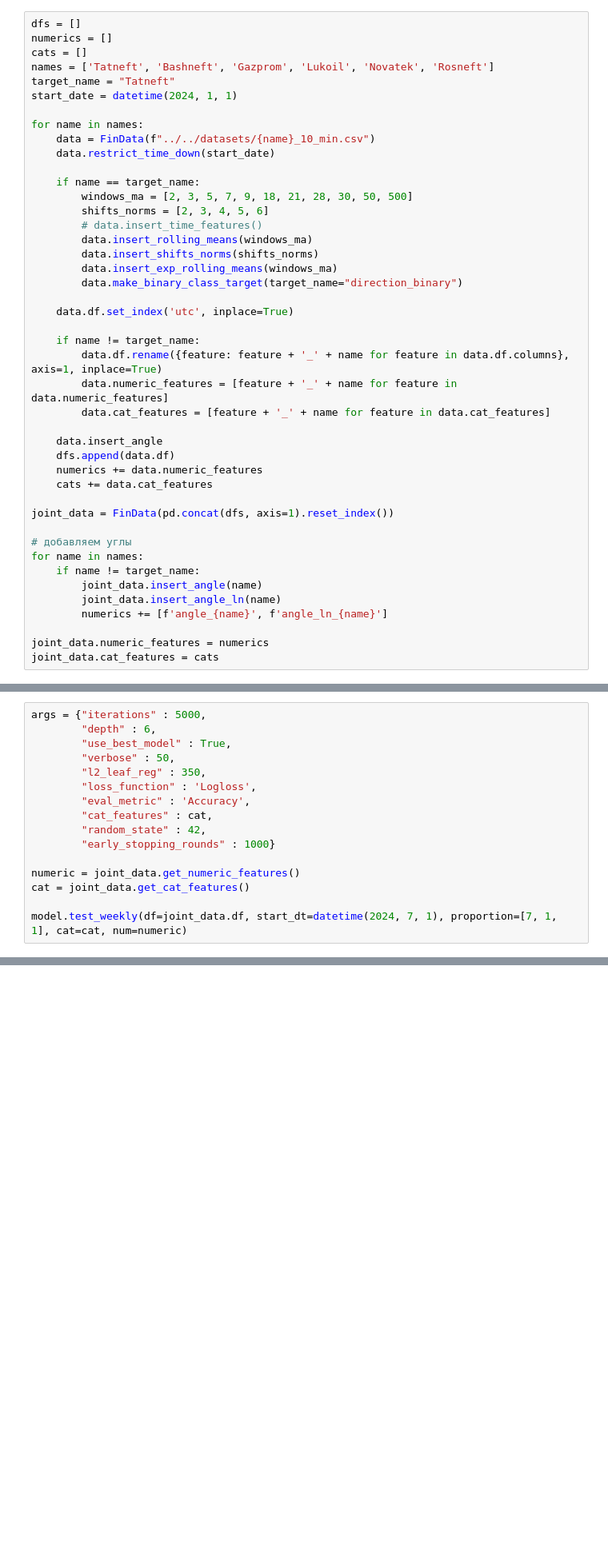
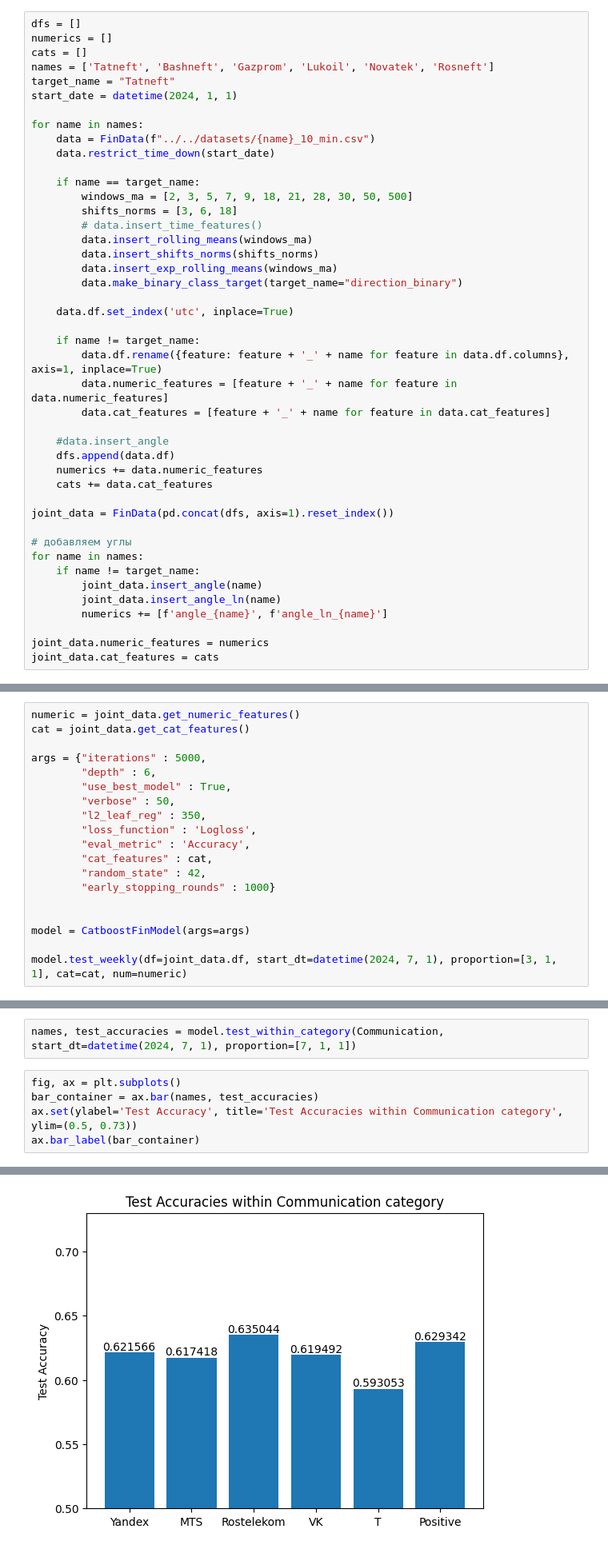
Before and after one commit to Invest-Predict/prices-predictions, a Jupyter notebook: examples/beb/categories.ipynb, the cells around one changed output, grey strips where cells are left out. Shown at 80% size. Drawn from its saved outputs; the diff is of its cells as text; blank space fills up the shorter version.

Commit message:
test_within_category function

```diff
--- a/examples/beb/categories.ipynb
+++ b/examples/beb/categories.ipynb
@@ -418,7 +419,7 @@ for name in names:
 
     if name == target_name:
         windows_ma = [2, 3, 5, 7, 9, 18, 21, 28, 30, 50, 500]
-        shifts_norms = [2, 3, 4, 5, 6]
+        shifts_norms = [3, 6, 18]
         # data.insert_time_features()
         data.insert_rolling_means(windows_ma)
         data.insert_shifts_norms(shifts_norms)
@@ -432,7 +433,7 @@ for name in names:
         data.numeric_features = [feature + '_' + name for feature in data.numeric_features]
         data.cat_features = [feature + '_' + name for feature in data.cat_features]
 
-    data.insert_angle
+    #data.insert_angle
     dfs.append(data.df)
     numerics += data.numeric_features
     cats += data.cat_features
@@ -455,6 +456,9 @@ joint_data.df.sample()
 | 28437 | 2024-11-29 15:10:00 | 544.9 | 546.3 | 546.7 | 544.9 | 80314.0 | 1 | 542.85 | 1.006355 | ... |
 1 rows × 133 columns
 # %%
+numeric = joint_data.get_numeric_features()
+cat = joint_data.get_cat_features()
+
 args = {"iterations" : 5000,
         "depth" : 6,
         "use_best_model" : True,
@@ -466,8 +470,8 @@ args = {"iterations" : 5000,
         "random_state" : 42,
         "early_stopping_rounds" : 1000}
 
-numeric = joint_data.get_numeric_features()
-cat = joint_data.get_cat_features()
 
-model.test_weekly(df=joint_data.df, start_dt=datetime(2024, 7, 1), proportion=[7, 1, 1], cat=cat, num=numeric)
+model = CatboostFinModel(args=args)
+
+model.test_weekly(df=joint_data.df, start_dt=datetime(2024, 7, 1), proportion=[3, 1, 1], cat=cat, num=numeric)
 # %% [output]
@@ -521,0 +528,8 @@ array(['close_normed_ema_7', 'volume_Bashneft', 'low_normed_ma_2',
+# %%
+names, test_accuracies = model.test_within_category(Communication, start_dt=datetime(2024, 7, 1), proportion=[7, 1, 1])
+# %%
+fig, ax = plt.subplots()
+bar_container = ax.bar(names, test_accuracies)
+ax.set(ylabel='Test Accuracy', title='Test Accuracies within Communication category', ylim=(0.5, 0.73))
+ax.bar_label(bar_container)
+# %% [output]
@@ -521,0 +542 @@ array(['close_normed_ema_7', 'volume_Bashneft', 'low_normed_ma_2',
+[figure, added]
```
Also changed, not shown: parts of 5 cells of this notebook, 1 other file.
